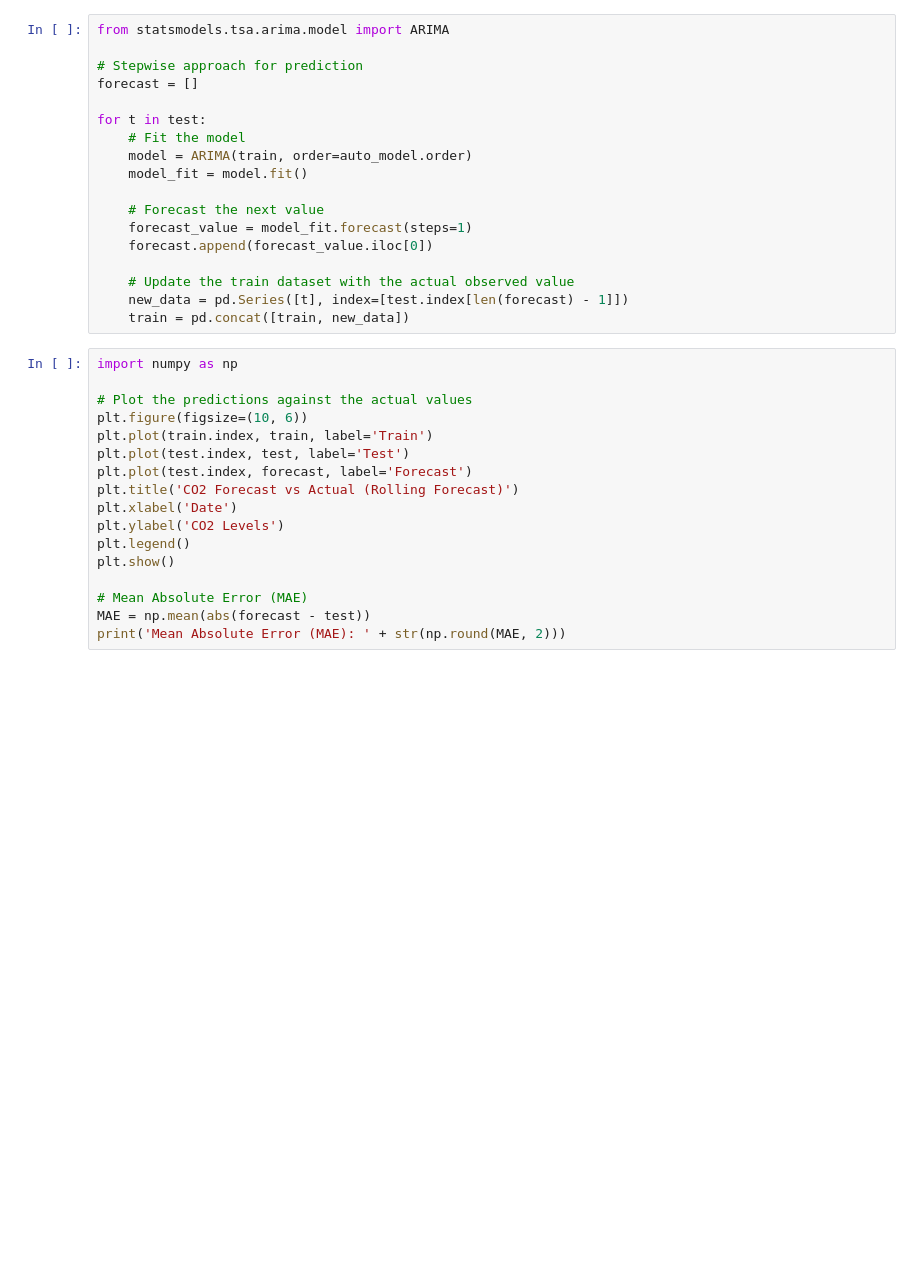
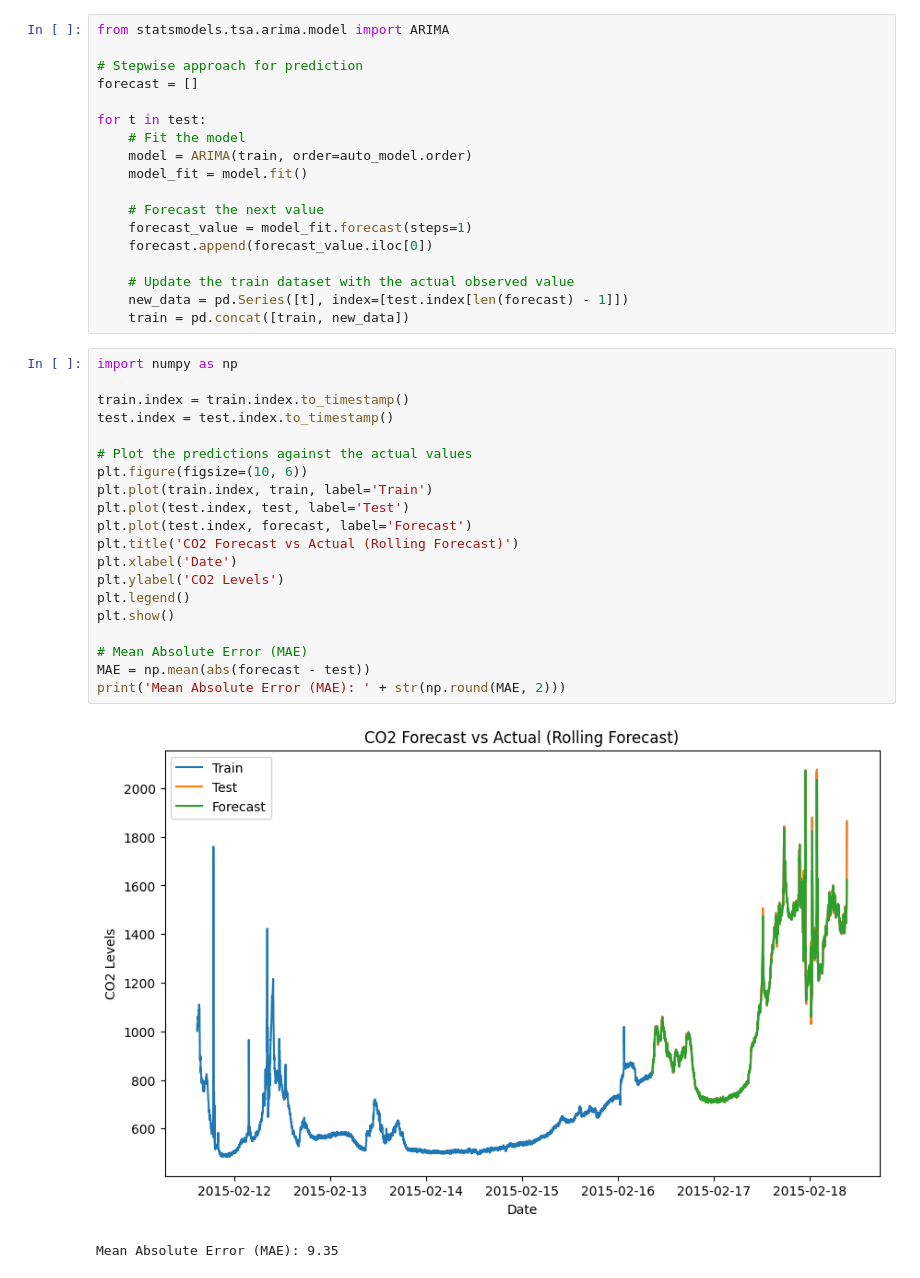
Before and after one commit to sebdanielsson/gik2nx, a Jupyter notebook: lab3/lab3.ipynb, the cells around one changed output. Saved outputs shown, nothing was run; the diff lists cells and outputs as text; blank space fills up the shorter version.

Commit message:
Add fInal code + plot

```diff
--- a/lab3/lab3.ipynb
+++ b/lab3/lab3.ipynb
@@ -52,18 +93,24 @@ for t in test:
     train = pd.concat([train, new_data])
 # %%
 import numpy as np
+
+train.index = train.index.to_timestamp()
+test.index = test.index.to_timestamp()
 
 # Plot the predictions against the actual values
 plt.figure(figsize=(10, 6))
 plt.plot(train.index, train, label='Train')
 plt.plot(test.index, test, label='Test')
 plt.plot(test.index, forecast, label='Forecast')
 plt.title('CO2 Forecast vs Actual (Rolling Forecast)')
 plt.xlabel('Date')
 plt.ylabel('CO2 Levels')
 plt.legend()
 plt.show()
 
 # Mean Absolute Error (MAE)
 MAE = np.mean(abs(forecast - test))
 print('Mean Absolute Error (MAE): ' + str(np.round(MAE, 2)))
+# %% [output]
+[figure, added]
+Mean Absolute Error (MAE): 9.35
```
Also changed, not shown: parts of 2 cells of this notebook, 1 other file.
